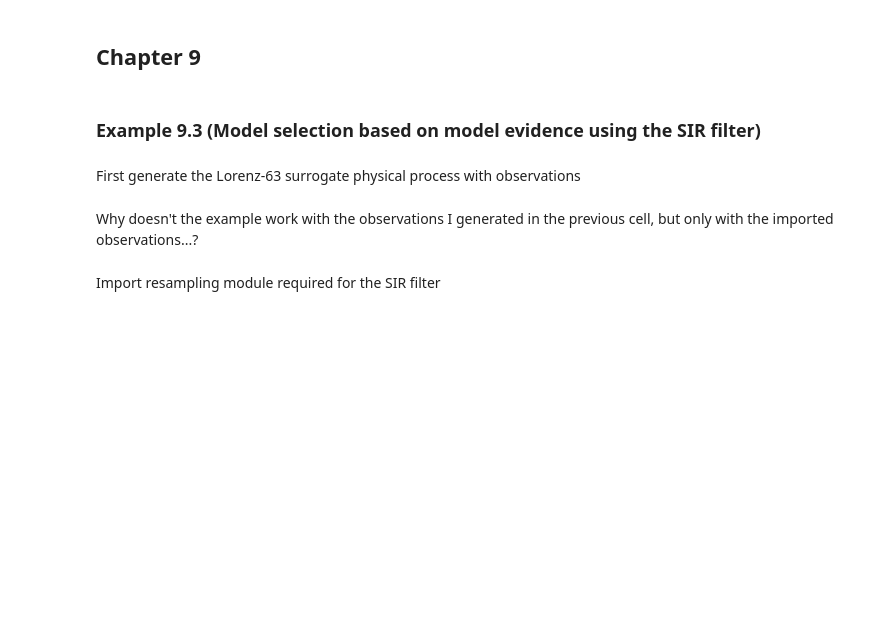
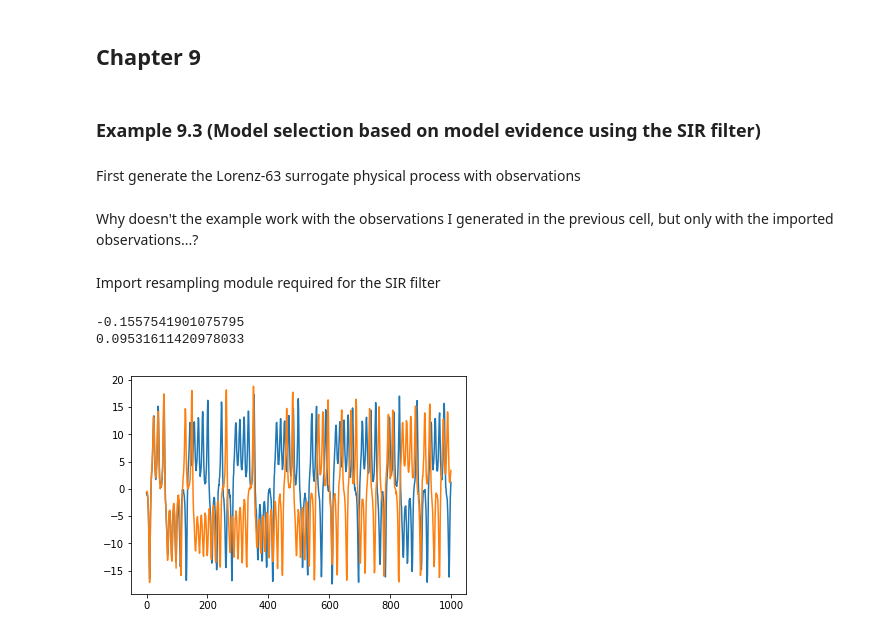
Before and after one commit to ray-chew/probabilistic_forecasting_examples, a Jupyter notebook: Chapter 9.ipynb, the cells around one changed output. Drawn from its saved outputs; the diff is of its cells as text; code cells hidden in the pictures; blank space fills up the shorter version.

```diff
--- a/Chapter 9.ipynb
+++ b/Chapter 9.ipynb
@@ -90,6 +92,24 @@ x_obs = mat['x_obs'].flatten()
 Import resampling module required for the SIR filter
 # %%
 from resampling import resampling
+# %%
+figtest = plt.figure()
+#plt.plot(ressug[:1000,1])
+#plt.plot(x_nature[:1000])
+plt.plot(x_obs_import[:1000])
+plt.plot(x_obs[:1000])
+
+print(x_obs_import.mean())
+print(x_obs.mean())
+
+# print(x_obs_ressug.shape)
+# print(x_obs_import.shape)
+
+x_obs = x_obs_import
+# %% [output]
+-0.1557541901075795
+0.09531611420978033
+[figure, added]
 # %%
 var = [0.02, 0.05, 0.0838, 0.1, 0.2]
 K = len(var)
```
Also changed, not shown: parts of 3 cells of this notebook, 2 other files.
